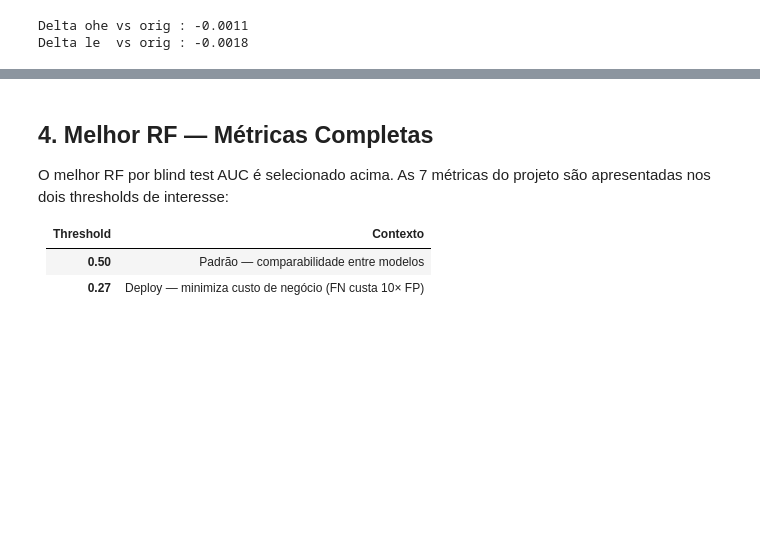
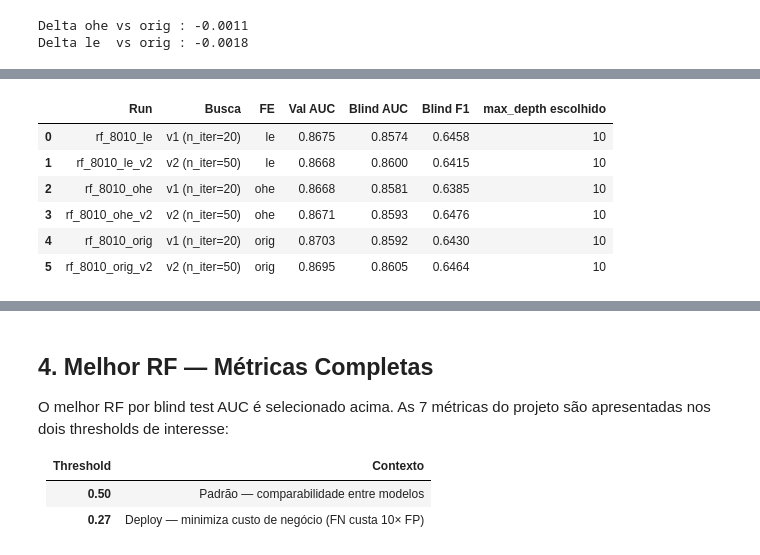
Before and after one commit to NycolasGarcia/Churn-Prediction-ANN, a Jupyter notebook: notebooks/05_rfm.ipynb, the cells around one changed output, grey strips where cells are left out. Drawn from its saved outputs; the diff is of its cells as text; code cells hidden in the pictures; blank space fills up the shorter version.

```diff
--- a/notebooks/05_rfm.ipynb
+++ b/notebooks/05_rfm.ipynb
@@ -371,0 +477,13 @@ Delta le  vs orig : -0.0018
+# %%
+print("=== RF Aprofundado — 3 variantes (n_iter=50) ===")
+deep_data = {}
+for variant, run_name in DEEP_VARIANTS.items():
+    run_id, metrics, rf_model, preprocessor = run_rf_deep(variant, run_name, splits)
+    deep_data[run_name] = {
+        "variant":      variant,
+        "run_id":       run_id,
+        "rf":           rf_model,
+        "preprocessor": preprocessor,
+        **metrics,
+    }
+print("\nBusca profunda concluida.")
@@ -371,0 +512,62 @@ Delta le  vs orig : -0.0018
+# %%
+# Build comparison v1 vs v2
+compare_rows = []
+for run_name, d in ablation_data.items():
+    run_rows = mlflow.search_runs(
+        experiment_names=[MLFLOW_EXPERIMENT_NAME],
+        filter_string=f"tags.mlflow.runName = '{run_name}'",
+    )
+    depth = run_rows.iloc[0].get("params.best_max_depth", "?") if len(run_rows) > 0 else "?"
+    compare_rows.append({
+        "run":       run_name,
+        "busca":     "v1 (n_iter=20)",
+        "variant":   d["variant"],
+        "val_auc":   d.get("holdout_val_roc_auc", float("nan")),
+        "blind_auc": d.get("blind_test_roc_auc",  float("nan")),
+        "blind_f1":  d.get("blind_test_f1",        float("nan")),
+        "max_depth": str(depth),
+    })
+
+for run_name, d in deep_data.items():
+    run_rows = mlflow.search_runs(
+        experiment_names=[MLFLOW_EXPERIMENT_NAME],
+        filter_string=f"tags.mlflow.runName = '{run_name}'",
+    )
+    depth = run_rows.iloc[0].get("params.best_max_depth", "?") if len(run_rows) > 0 else "?"
+    compare_rows.append({
+        "run":       run_name,
+        "busca":     "v2 (n_iter=50)",
+        "variant":   d["variant"],
+        "val_auc":   d.get("holdout_val_roc_auc", float("nan")),
+        "blind_auc": d.get("blind_test_roc_auc",  float("nan")),
+        "blind_f1":  d.get("blind_test_f1",        float("nan")),
+        "max_depth": str(depth),
+    })
+
+cmp_df = (
+    pd.DataFrame(compare_rows)
+    .sort_values(["variant", "busca"])
+    .reset_index(drop=True)
+)
+print("=== RF v1 vs v2 — comparativo blind test ===")
+display(
+    cmp_df[["run", "busca", "variant", "val_auc", "blind_auc", "blind_f1", "max_depth"]]
+    .rename(columns={
+        "run": "Run", "busca": "Busca", "variant": "FE",
+        "val_auc": "Val AUC", "blind_auc": "Blind AUC",
+        "blind_f1": "Blind F1", "max_depth": "max_depth escolhido",
+    })
+)
+
+# Determine best RF overall (v1 + v2) — updated variables feed sections 4-8
+all_rf_data = {**ablation_data, **deep_data}
+best_run_name  = max(all_rf_data, key=lambda k: all_rf_data[k].get("blind_test_roc_auc", 0.0))
+best_variant   = all_rf_data[best_run_name]["variant"]
+best_rf        = all_rf_data[best_run_name]["rf"]
+best_preproc   = all_rf_data[best_run_name]["preprocessor"]
+best_blind_auc = all_rf_data[best_run_name].get("blind_test_roc_auc", float("nan"))
+
+print(f"\nMelhor RF geral : {best_run_name}  (blind AUC={best_blind_auc:.4f})")
+print(f"vs MLP          : mlp_8010_ohe_b16 (blind AUC={MLP_BLIND_REF:.4f})")
+print(f"Delta RF - MLP  : {best_blind_auc - MLP_BLIND_REF:+.4f}")
+# %% [output]
@@ -371,0 +575,7 @@ Delta le  vs orig : -0.0018
+|  | Run | Busca | FE | Val AUC | Blind AUC | Blind F1 | max_depth escolhido |
+| 0 | rf_8010_le | v1 (n_iter=20) | le | 0.8675 | 0.8574 | 0.6458 | 10 |
+| 1 | rf_8010_le_v2 | v2 (n_iter=50) | le | 0.8668 | 0.8600 | 0.6415 | 10 |
+| 2 | rf_8010_ohe | v1 (n_iter=20) | ohe | 0.8668 | 0.8581 | 0.6385 | 10 |
+| 3 | rf_8010_ohe_v2 | v2 (n_iter=50) | ohe | 0.8671 | 0.8593 | 0.6476 | 10 |
+| 4 | rf_8010_orig | v1 (n_iter=20) | orig | 0.8703 | 0.8592 | 0.6430 | 10 |
+| 5 | rf_8010_orig_v2 | v2 (n_iter=50) | orig | 0.8695 | 0.8605 | 0.6464 | 10 |
```
Also changed, not shown: parts of 11 cells of this notebook.
